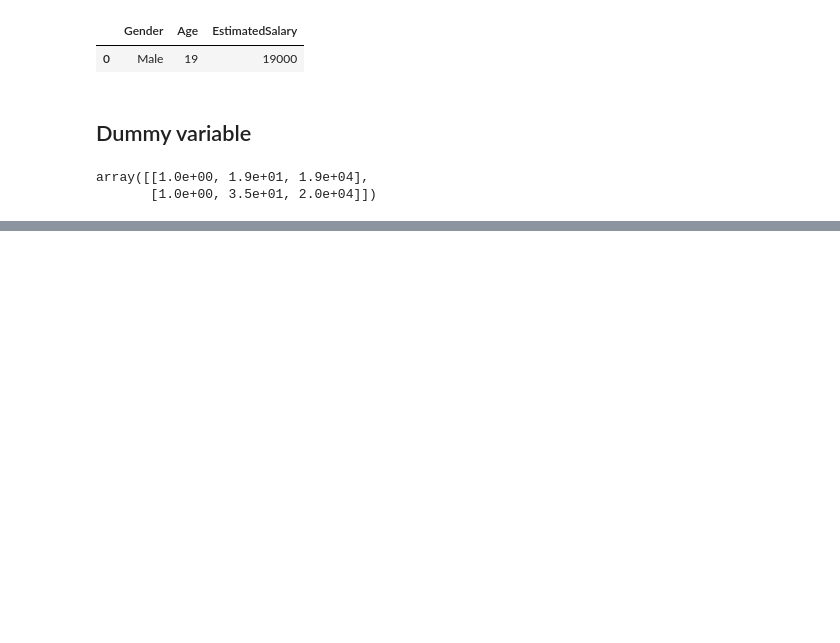
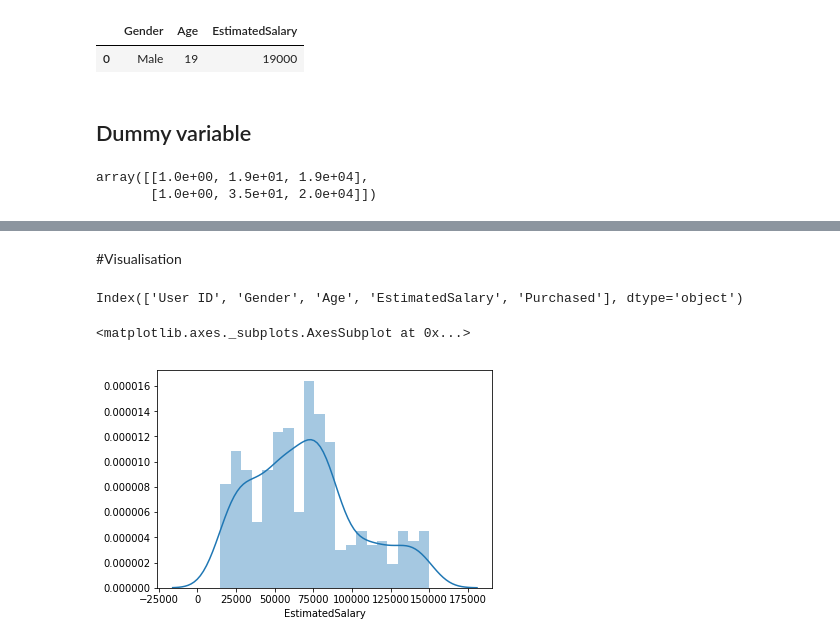
Before and after one commit to noushadkhan01/ML-and-DL-by-SuperDataScience, a Jupyter notebook: Machine-Learning/Part 3 - Classification/Section 14 - Logistic Regression/Logistic_Regression/Logistic_Regression_on_ad_dataset.ipynb, the cells around one changed output, grey strips where cells are left out. Saved outputs shown, nothing was run; the diff lists cells and outputs as text; code cells hidden in the pictures; blank space fills up the shorter version.

```diff
--- a/Machine-Learning/Part 3 - Classification/Section 14 - Logistic Regression/Logistic_Regression/Logistic_Regression_on_ad_dataset.ipynb
+++ b/Machine-Learning/Part 3 - Classification/Section 14 - Logistic Regression/Logistic_Regression/Logistic_Regression_on_ad_dataset.ipynb
@@ -74,0 +84,3 @@ as we can see **User ID** is not an important column so we drop it
+# %%
+df = df.drop(evaluation.index.values)
+X.shape
@@ -142 +150,3 @@ evaluation_y
 Name: Purchased, dtype: int64
+# %% [markdown]
+#Visualisation
@@ -142,0 +155,9 @@ Name: Purchased, dtype: int64
+# %%
+df.columns
+# %% [output]
+Index(['User ID', 'Gender', 'Age', 'EstimatedSalary', 'Purchased'], dtype='object')
+# %%
+sns.distplot(df.EstimatedSalary, bins = 20)
+# %% [output]
+<matplotlib.axes._subplots.AxesSubplot at 0x...>
+[figure, added]
```
Also changed, not shown: parts of 28 cells of this notebook.
